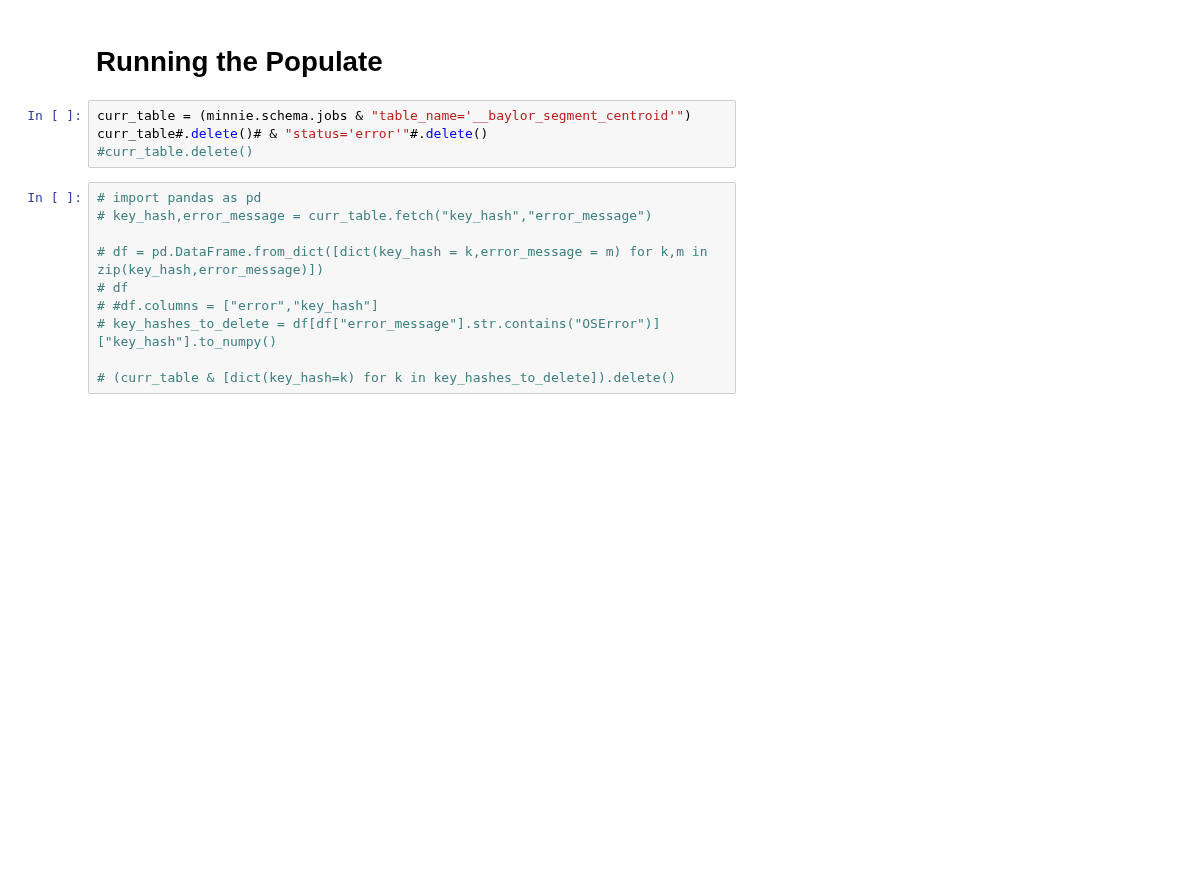
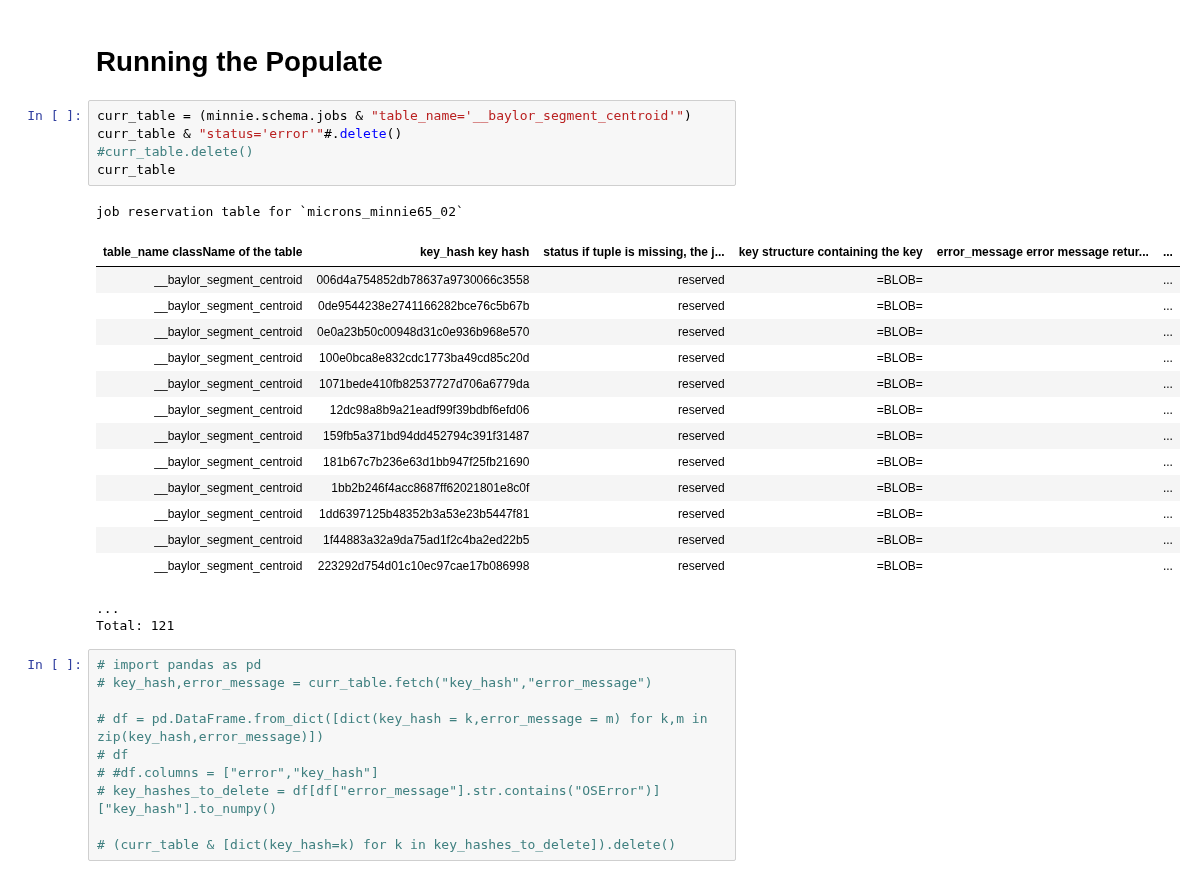
Before and after one commit to celiibrendan/neuron_mesh_tools, a Jupyter notebook: Auto_Proofreading/Preprocessing_Pipeline/3_BaylorSegmentCentroid_multi_proofreading.ipynb, the cells around one changed output. Cells and saved outputs as stored; diff of their text form; blank space fills up the shorter version.

```diff
--- a/Auto_Proofreading/Preprocessing_Pipeline/3_BaylorSegmentCentroid_multi_proofreading.ipynb
+++ b/Auto_Proofreading/Preprocessing_Pipeline/3_BaylorSegmentCentroid_multi_proofreading.ipynb
@@ -308,8 +347,26 @@ class BaylorSegmentCentroid(dj.Computed):
 # Running the Populate
 # %%
 curr_table = (minnie.schema.jobs & "table_name='__baylor_segment_centroid'")
-curr_table#.delete()# & "status='error'"#.delete()
+curr_table & "status='error'"#.delete()
 #curr_table.delete()
+curr_table
+# %% [output]
+job reservation table for `microns_minnie65_02`
+| table_name className of the table | key_hash key hash | status if tuple is missing, the j... | key structure containing the key | error_message error message retur... | ... |
+| __baylor_segment_centroid | 006d4a754852db78637a9730066c3558 | reserved | =BLOB= |  | ... |
+| __baylor_segment_centroid | 0de9544238e2741166282bce76c5b67b | reserved | =BLOB= |  | ... |
+| __baylor_segment_centroid | 0e0a23b50c00948d31c0e936b968e570 | reserved | =BLOB= |  | ... |
+| __baylor_segment_centroid | 100e0bca8e832cdc1773ba49cd85c20d | reserved | =BLOB= |  | ... |
+| __baylor_segment_centroid | 1071bede410fb82537727d706a6779da | reserved | =BLOB= |  | ... |
+| __baylor_segment_centroid | 12dc98a8b9a21eadf99f39bdbf6efd06 | reserved | =BLOB= |  | ... |
+| __baylor_segment_centroid | 159fb5a371bd94dd452794c391f31487 | reserved | =BLOB= |  | ... |
+| __baylor_segment_centroid | 181b67c7b236e63d1bb947f25fb21690 | reserved | =BLOB= |  | ... |
+| __baylor_segment_centroid | 1bb2b246f4acc8687ff62021801e8c0f | reserved | =BLOB= |  | ... |
+| __baylor_segment_centroid | 1dd6397125b48352b3a53e23b5447f81 | reserved | =BLOB= |  | ... |
+| __baylor_segment_centroid | 1f44883a32a9da75ad1f2c4ba2ed22b5 | reserved | =BLOB= |  | ... |
+| __baylor_segment_centroid | 223292d754d01c10ec97cae17b086998 | reserved | =BLOB= |  | ... |
+...
+Total: 121
 # %%
 # import pandas as pd
 # key_hash,error_message = curr_table.fetch("key_hash","error_message")
```
Also changed, not shown: parts of 5 cells of this notebook, 7 other files.
